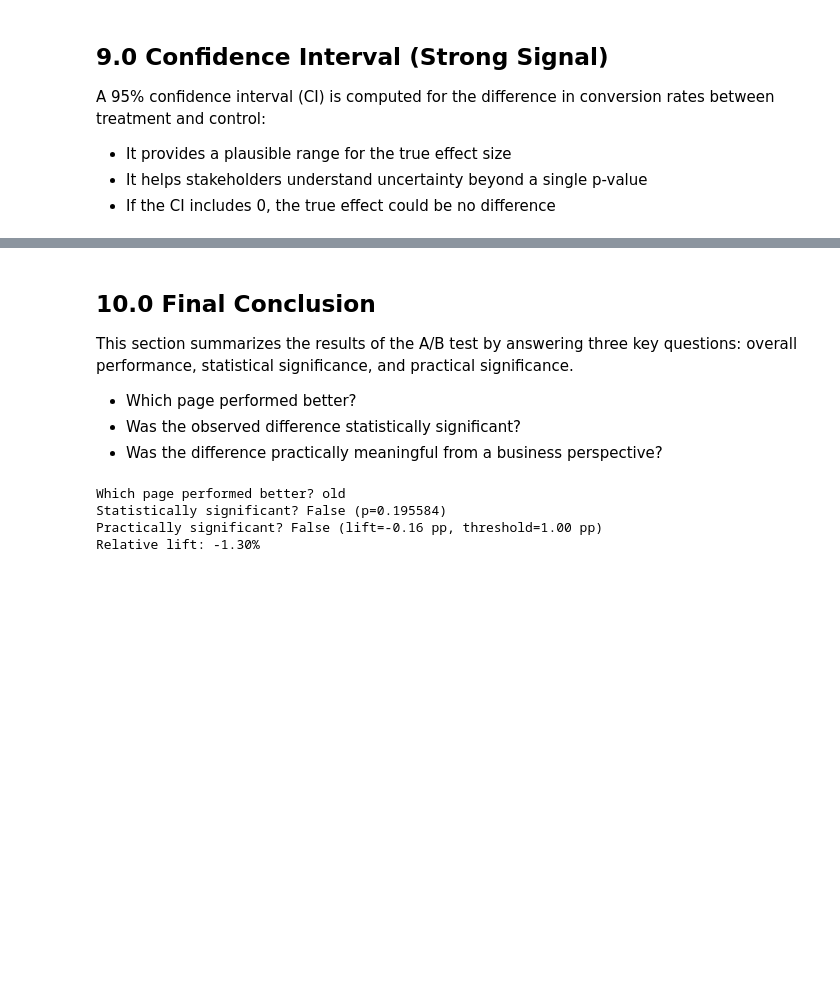
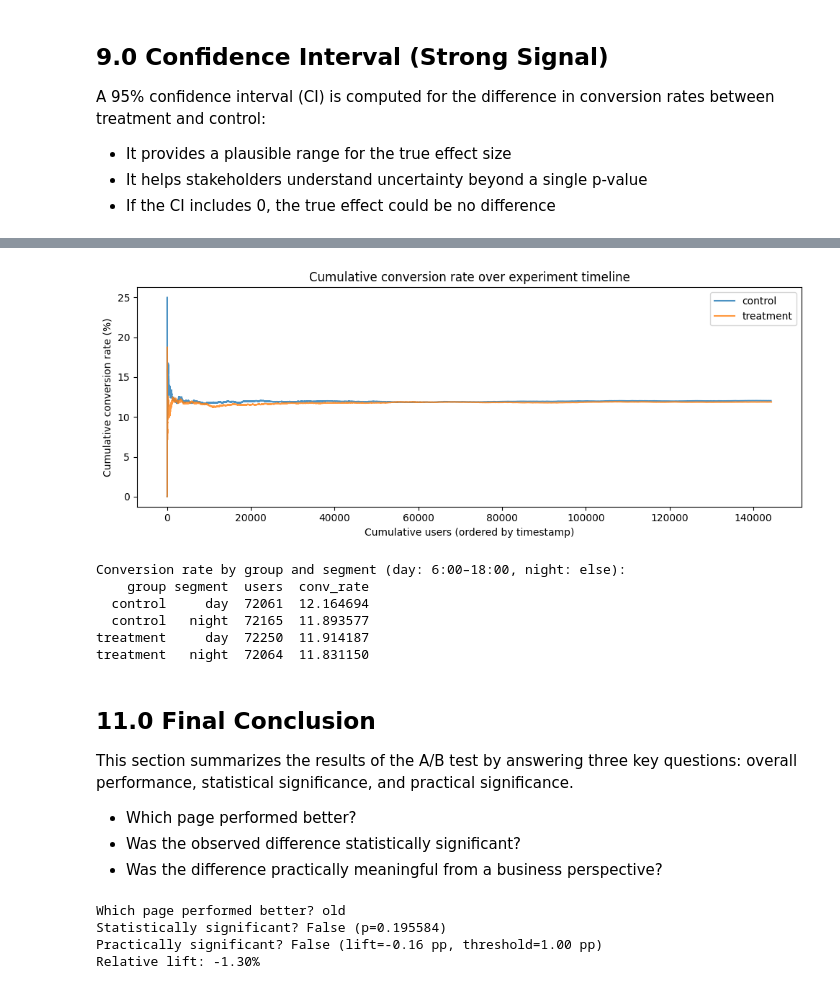
Before and after one commit to jibekgupta/AB-Testing-Conversion-Analysis, a Jupyter notebook: A_B_testing.ipynb, the cells around one changed output, grey strips where cells are left out. Cells and saved outputs as stored; diff of their text form; code cells hidden in the pictures; blank space fills up the shorter version.

Commit message:
Update project: new README, requirements.txt, robustness checks, full analysis
Made-with: Cursor

```diff
--- a/A_B_testing.ipynb
+++ b/A_B_testing.ipynb
@@ -559,5 +592,43 @@ Difference (treatment - control): -0.0016
+# %%
+# 10.2 Early stopping bias check — cumulative conversion over time
+df_sorted = df_clean.sort_values("timestamp").copy()
+df_sorted["cum_users"] = df_sorted.groupby("group")["user_id"].cumcount() + 1
+df_sorted["cum_converted"] = df_sorted.groupby("group")["converted"].cumsum()
+df_sorted["cum_conv_rate"] = df_sorted["cum_converted"] / df_sorted["cum_users"] * 100
+
+fig, ax = plt.subplots(figsize=(10, 4))
+for grp in ["control", "treatment"]:
+    d = df_sorted[df_sorted["group"] == grp]
+    ax.plot(d["cum_users"], d["cum_conv_rate"], label=grp, alpha=0.8)
+ax.set_xlabel("Cumulative users (ordered by timestamp)")
+ax.set_ylabel("Cumulative conversion rate (%)")
+ax.set_title("Cumulative conversion rate over experiment timeline")
+ax.legend()
+plt.tight_layout()
+plt.show()
+# %% [output]
+[figure, added]
+# %%
+# 10.3 Segment analysis — day vs night (6:00–18:00 = day, else = night)
+df_clean["hour"] = df_clean["timestamp"].dt.hour
+df_clean["segment"] = df_clean["hour"].apply(lambda h: "day" if 6 <= h < 18 else "night")
+seg = df_clean.groupby(["group", "segment"]).agg(
+    converted=("converted", "sum"),
+    users=("user_id", "count"),
+).reset_index()
+seg["conv_rate"] = seg["converted"] / seg["users"] * 100
+
+print("Conversion rate by group and segment (day: 6:00–18:00, night: else):")
+print(seg[["group", "segment", "users", "conv_rate"]].to_string(index=False))
+# %% [output]
+Conversion rate by group and segment (day: 6:00–18:00, night: else):
+    group segment  users  conv_rate
+  control     day  72061  12.164694
+  control   night  72165  11.893577
+treatment     day  72250  11.914187
+treatment   night  72064  11.831150
 # %% [markdown]
-## 10.0 Final Conclusion
+## 11.0 Final Conclusion
 This section summarizes the results of the A/B test by answering three key questions: overall performance, statistical significance, and practical significance.
 - Which page performed better?
 - Was the observed difference statistically significant?
```
Also changed, not shown: parts of 10 cells of this notebook, 3 other files.
